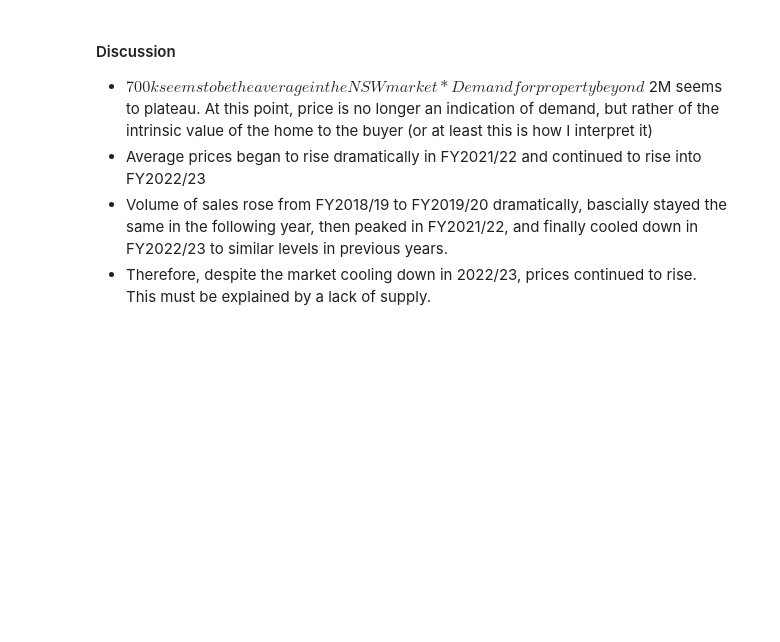
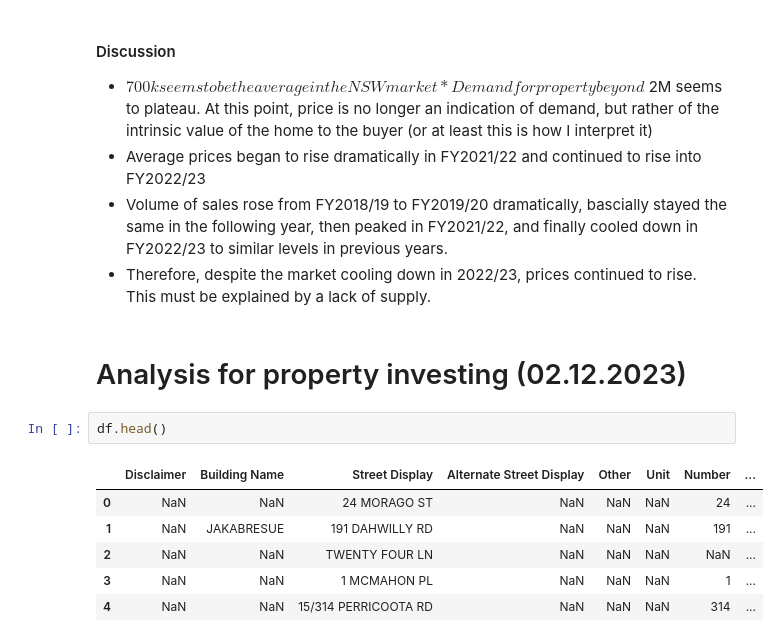
Before and after one commit to eternalBackPain/NSW-Property-Data, a Jupyter notebook: analysis.ipynb, the cells around one changed output. Saved outputs shown, nothing was run; the diff lists cells and outputs as text; blank space fills up the shorter version.

```diff
--- a/analysis.ipynb
+++ b/analysis.ipynb
@@ -301,3 +301,14 @@ Remember that the height of this plot is the frequency of sales.
 * Average prices began to rise dramatically in FY2021/22 and continued to rise into FY2022/23
 * Volume of sales rose from FY2018/19 to FY2019/20 dramatically, bascially stayed the same in the following year, then peaked in FY2021/22, and finally cooled down in FY2022/23 to similar levels in previous years.
 * Therefore, despite the market cooling down in 2022/23, prices continued to rise. This must be explained by a lack of supply.
+# %% [markdown]
+# Analysis for property investing (02.12.2023)
+# %%
+df.head()
+# %% [output]
+|  | Disclaimer | Building Name | Street Display | Alternate Street Display | Other | Unit | Number | ... |
+| 0 | NaN | NaN | 24 MORAGO ST | NaN | NaN | NaN | 24 | ... |
+| 1 | NaN | JAKABRESUE | 191 DAHWILLY RD | NaN | NaN | NaN | 191 | ... |
+| 2 | NaN | NaN | TWENTY FOUR LN | NaN | NaN | NaN | NaN | ... |
+| 3 | NaN | NaN | 1 MCMAHON PL | NaN | NaN | NaN | 1 | ... |
+| 4 | NaN | NaN | 15/314 PERRICOOTA RD | NaN | NaN | NaN | 314 | ... |
```
Also changed, not shown: parts of 9 cells of this notebook.
